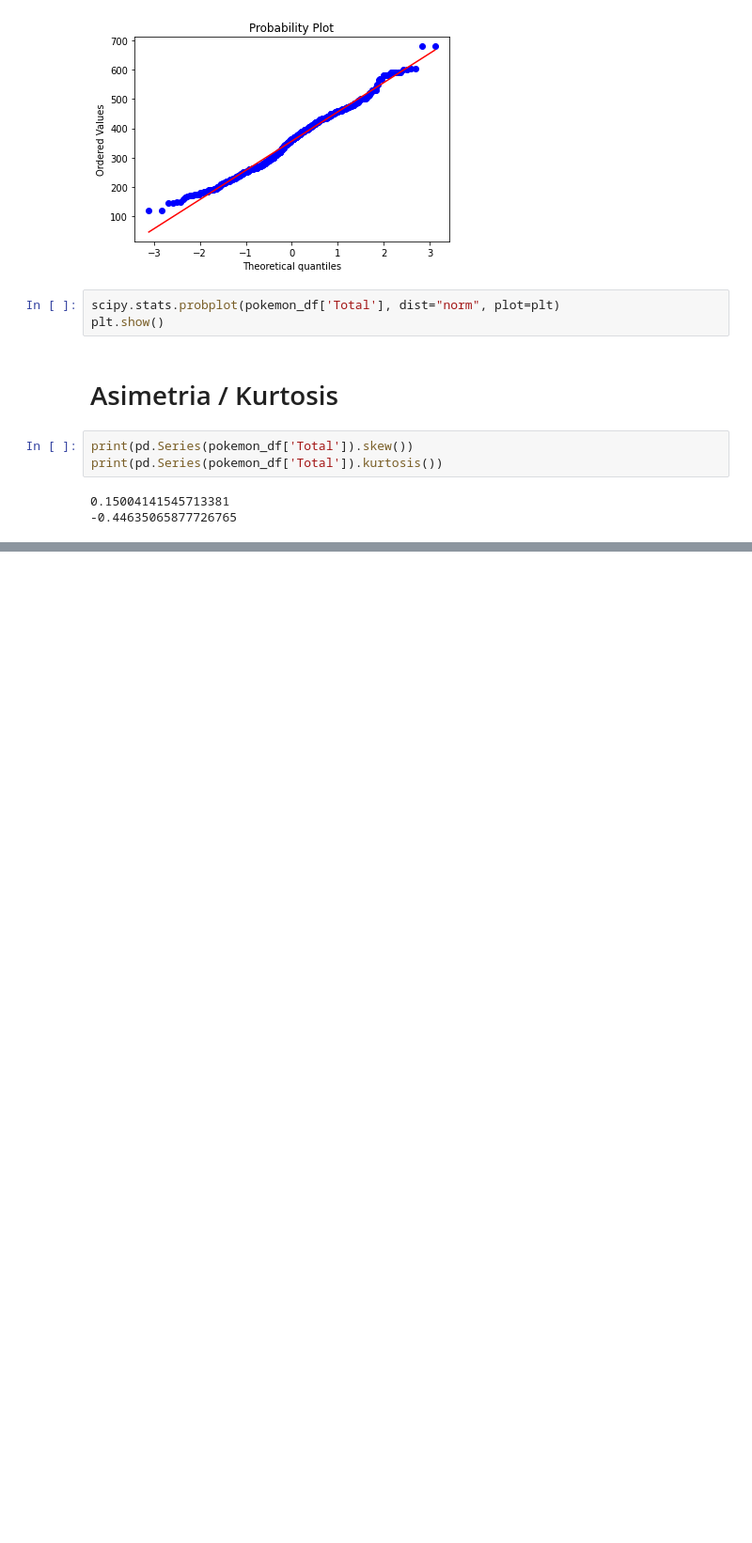
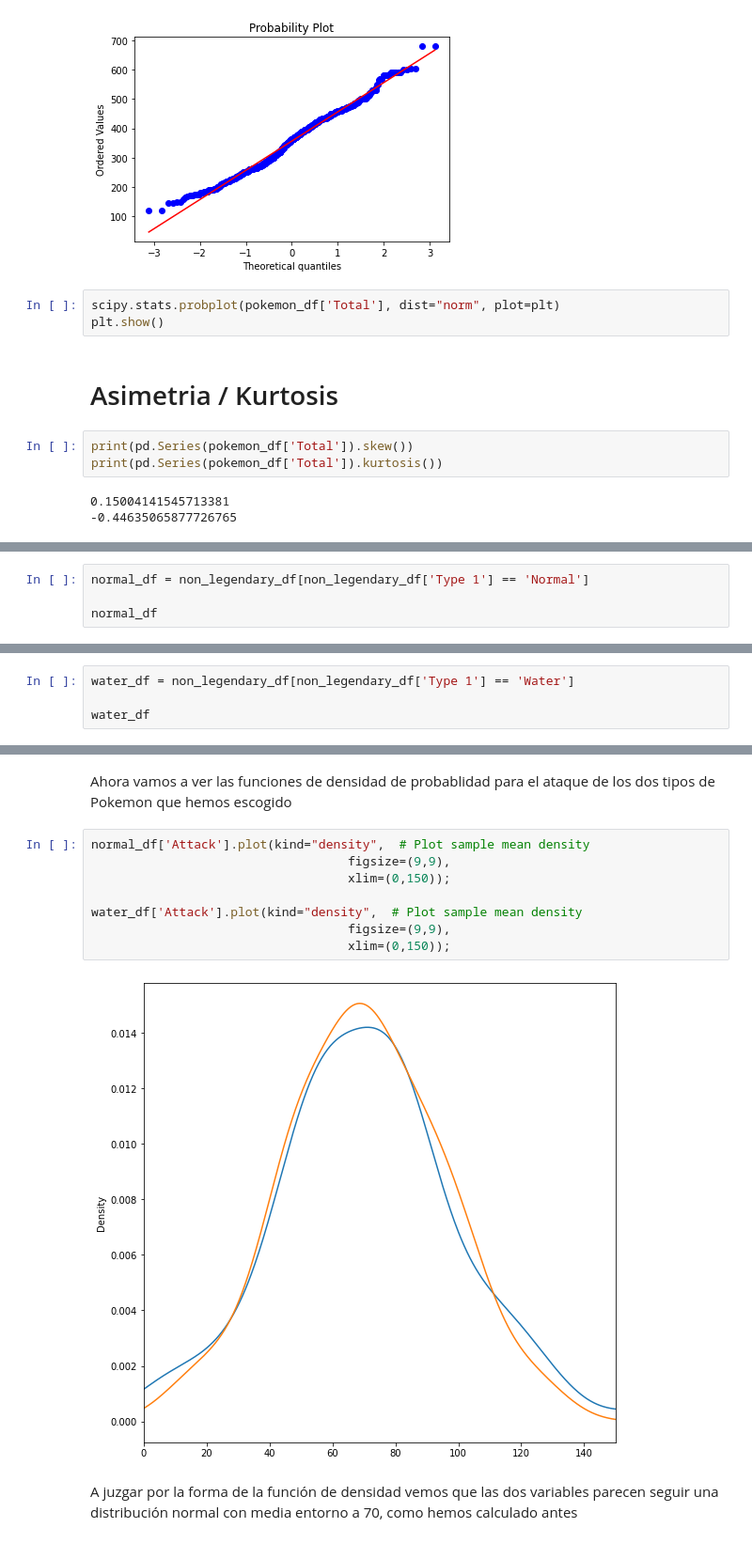
Before and after one commit to frosill/EDEM_22_23, a Jupyter notebook: 02_ANALISIS_Y_APRENDIZAJE_AUTOMATICO/python_statistics/Pokemon.ipynb, the cells around one changed output, grey strips where cells are left out. Shown at 94% size. Cells and saved outputs as stored; diff of their text form; blank space fills up the shorter version.

```diff
--- a/02_ANALISIS_Y_APRENDIZAJE_AUTOMATICO/python_statistics/Pokemon.ipynb
+++ b/02_ANALISIS_Y_APRENDIZAJE_AUTOMATICO/python_statistics/Pokemon.ipynb
@@ -363,0 +370,4 @@ print(pd.Series(pokemon_df['Total']).kurtosis())
+# %%
+normal_df = non_legendary_df[non_legendary_df['Type 1'] == 'Normal']
+
+normal_df
@@ -363,0 +390,4 @@ print(pd.Series(pokemon_df['Total']).kurtosis())
+# %%
+water_df = non_legendary_df[non_legendary_df['Type 1'] == 'Water']
+
+water_df
@@ -363,0 +422,14 @@ print(pd.Series(pokemon_df['Total']).kurtosis())
+# %% [markdown]
+Ahora vamos a ver las funciones de densidad de probablidad para el ataque de los dos tipos de Pokemon que hemos escogido
+# %%
+normal_df['Attack'].plot(kind="density",  # Plot sample mean density
+                                   figsize=(9,9),
+                                   xlim=(0,150));
+
+water_df['Attack'].plot(kind="density",  # Plot sample mean density
+                                   figsize=(9,9),
+                                   xlim=(0,150));
+# %% [output]
+[figure, added]
+# %% [markdown]
+A juzgar por la forma de la función de densidad vemos que las dos variables parecen seguir una distribución normal con media entorno a 70, como hemos calculado antes
```
Also changed, not shown: parts of 33 cells of this notebook, 1 other file.
